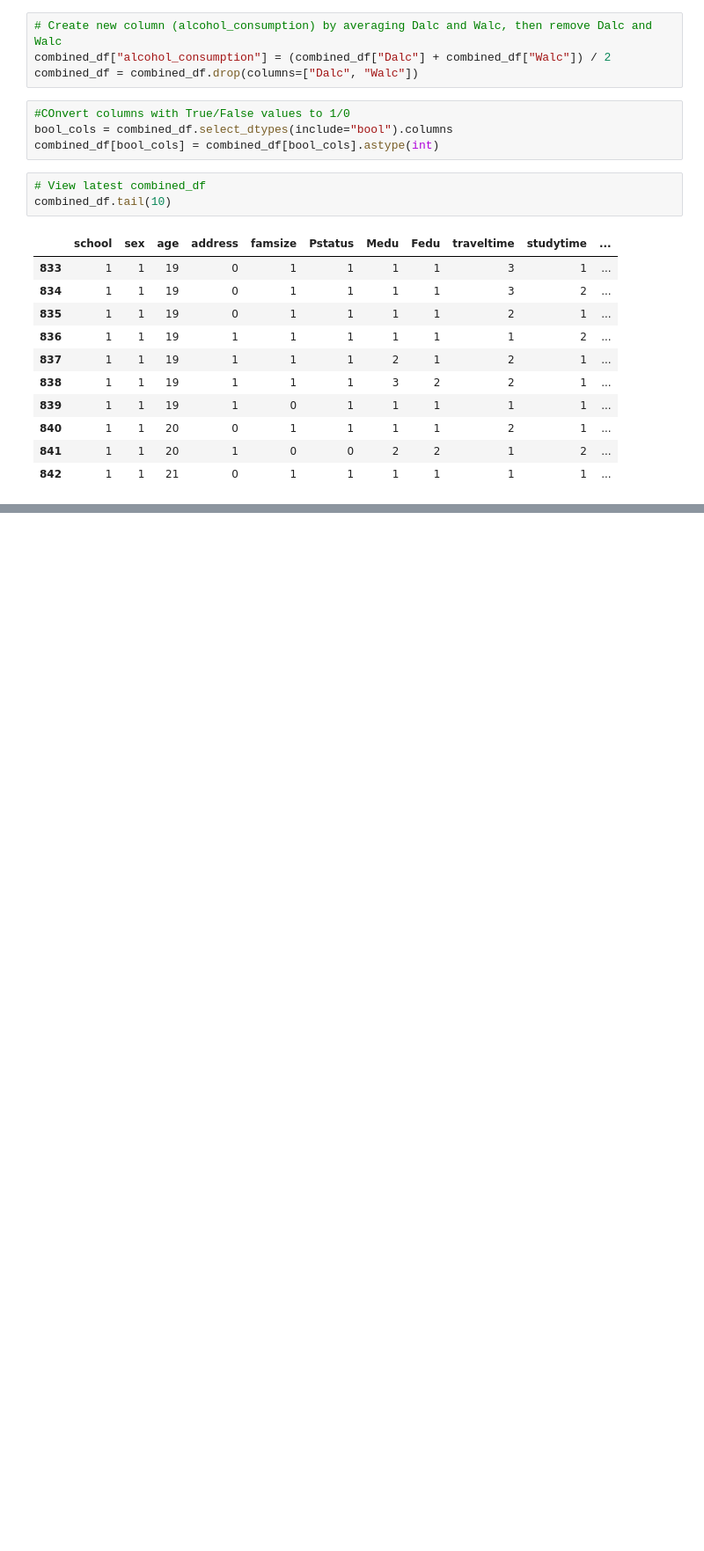
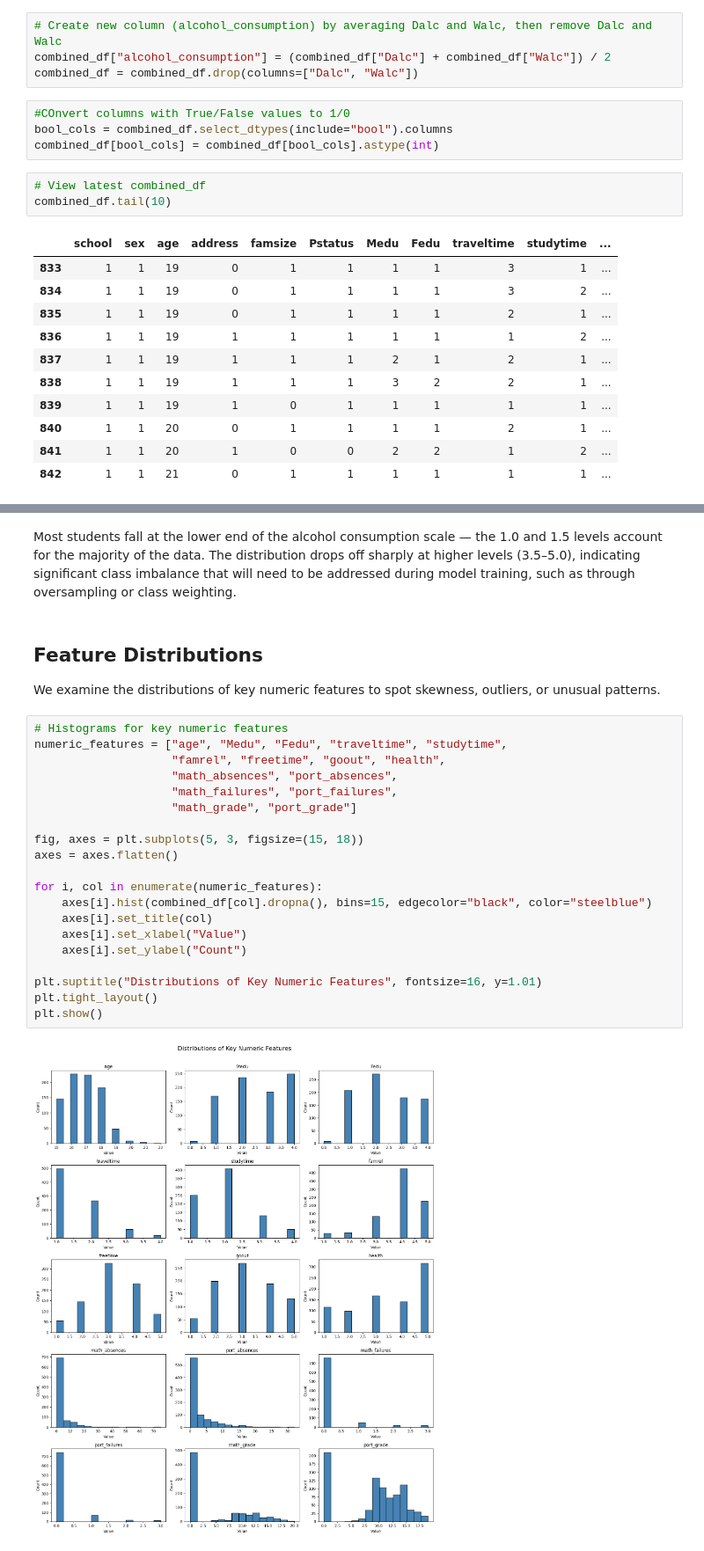
Before and after one commit to Sky282128/LearningModels, a Jupyter notebook: MCO.ipynb, the cells around one changed output, grey strips where cells are left out. Shown at 88% size. Cells and saved outputs as stored; diff of their text form; blank space fills up the shorter version.

```diff
--- a/MCO.ipynb
+++ b/MCO.ipynb
@@ -327,0 +376,28 @@ combined_df.tail(10)
+# %% [markdown]
+Most students fall at the lower end of the alcohol consumption scale — the 1.0 and 1.5 levels account for the majority of the data. The distribution drops off sharply at higher levels (3.5–5.0), indicating significant class imbalance that will need to be addressed during model training, such as through oversampling or class weighting.
+# %% [markdown]
+## Feature Distributions
+
+We examine the distributions of key numeric features to spot skewness, outliers, or unusual patterns.
+# %%
+# Histograms for key numeric features
+numeric_features = ["age", "Medu", "Fedu", "traveltime", "studytime",
+                    "famrel", "freetime", "goout", "health",
+                    "math_absences", "port_absences",
+                    "math_failures", "port_failures",
+                    "math_grade", "port_grade"]
+
+fig, axes = plt.subplots(5, 3, figsize=(15, 18))
+axes = axes.flatten()
+
+for i, col in enumerate(numeric_features):
+    axes[i].hist(combined_df[col].dropna(), bins=15, edgecolor="black", color="steelblue")
+    axes[i].set_title(col)
+    axes[i].set_xlabel("Value")
+    axes[i].set_ylabel("Count")
+
+plt.suptitle("Distributions of Key Numeric Features", fontsize=16, y=1.01)
+plt.tight_layout()
+plt.show()
+# %% [output]
+[figure, added]
```
Also changed, not shown: parts of 21 cells of this notebook.
